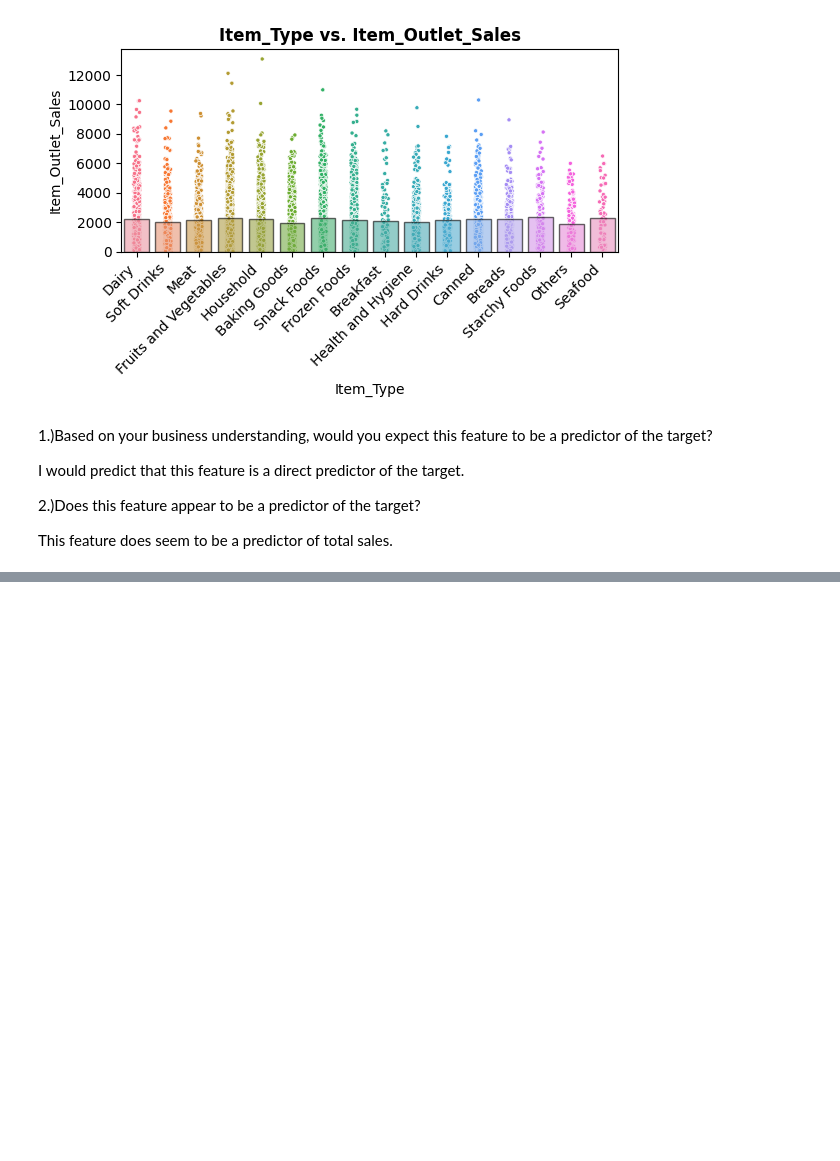
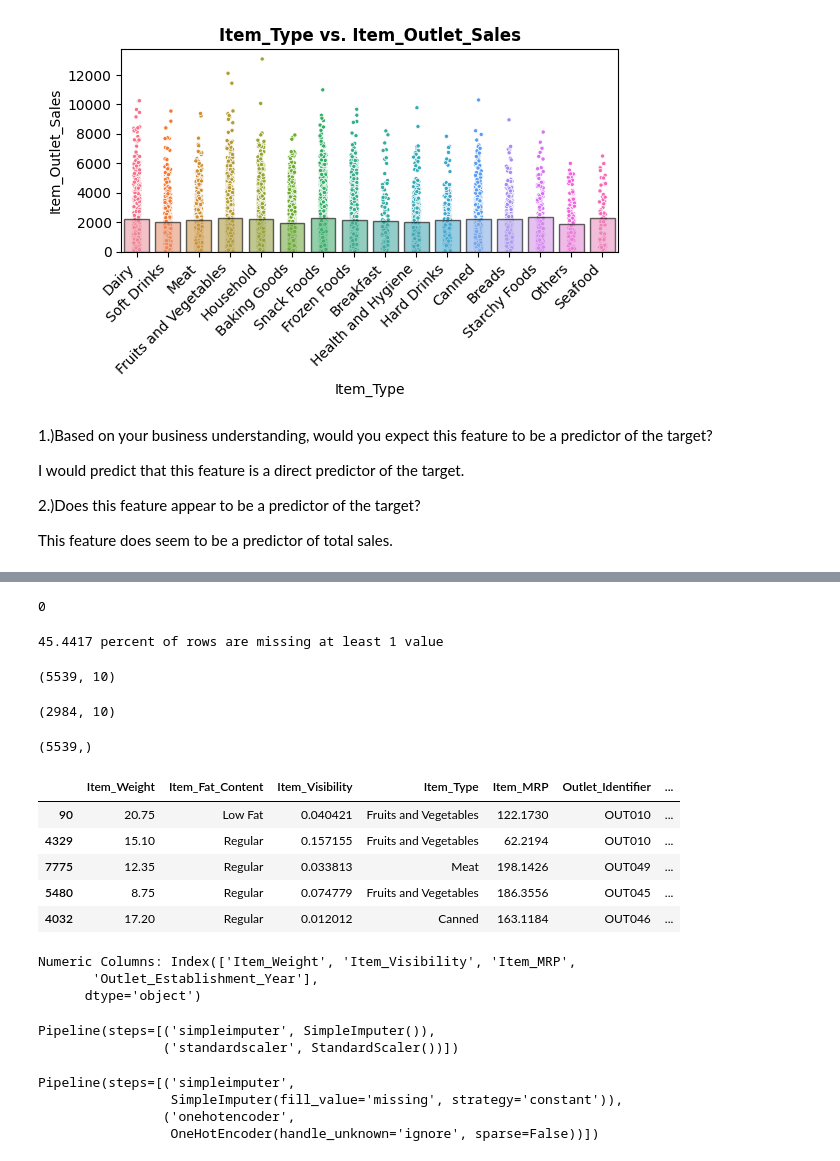
Before and after one commit to Bettylu0608/Prediction-of-Product-Sales, a Jupyter notebook: Prediction_of_Product_Sales_.ipynb, the cells around one changed output, grey strips where cells are left out. Cells and saved outputs as stored; diff of their text form; code cells hidden in the pictures; blank space fills up the shorter version.

```diff
--- a/Prediction_of_Product_Sales_.ipynb
+++ b/Prediction_of_Product_Sales_.ipynb
@@ -513,0 +640,57 @@ I would predict that this feature is a direct predictor of the target.
+# %%
+eda_ml['Item_Outlet_Sales'].isna().sum()
+# %% [output]
+0
+# %%
+eda_ml.dropna(subset=['Item_Outlet_Sales'], inplace=True)
+# %%
+percent_missing = (1 - eda_ml.dropna().shape[0] / df.shape[0]) * 100
+print(f'{percent_missing:.4f} percent of rows are missing at least 1 value')
+# %% [output]
+45.4417 percent of rows are missing at least 1 value
+# %%
+target = 'Item_Outlet_Sales'
+X = eda_ml.drop(columns=[target]).copy()
+y = eda_ml[target].copy()
+
+X_train, X_test, y_train, y_test = train_test_split(X, y, test_size=.35 , random_state=42)
+# %%
+X_train.shape
+# %% [output]
+(5539, 10)
+# %%
+X_test.shape
+# %% [output]
+(2984, 10)
+# %%
+y_train.shape
+# %% [output]
+(5539,)
+# %%
+X_train.head()
+# %% [output]
+|  | Item_Weight | Item_Fat_Content | Item_Visibility | Item_Type | Item_MRP | Outlet_Identifier | ... |
+| 90 | 20.75 | Low Fat | 0.040421 | Fruits and Vegetables | 122.1730 | OUT010 | ... |
+| 4329 | 15.10 | Regular | 0.157155 | Fruits and Vegetables | 62.2194 | OUT010 | ... |
+| 7775 | 12.35 | Regular | 0.033813 | Meat | 198.1426 | OUT049 | ... |
+| 5480 | 8.75 | Regular | 0.074779 | Fruits and Vegetables | 186.3556 | OUT045 | ... |
+| 4032 | 17.20 | Regular | 0.012012 | Canned | 163.1184 | OUT046 | ... |
+# %%
+# Creating Pipelines
+
+# Numerical
+num_cols = X_train.select_dtypes("number").columns
+
+print("Numeric Columns:", num_cols)
+
+mean_imputer = SimpleImputer(strategy ='mean')
+scaler = StandardScaler()
+
+num_pipeline = make_pipeline(mean_imputer, scaler)
+num_pipeline
+# %% [output]
+Numeric Columns: Index(['Item_Weight', 'Item_Visibility', 'Item_MRP',
+       'Outlet_Establishment_Year'],
+      dtype='object')
+Pipeline(steps=[('simpleimputer', SimpleImputer()),
+                ('standardscaler', StandardScaler())])
@@ -513,0 +731,7 @@ I would predict that this feature is a direct predictor of the target.
+# %%
+nom_pipeline
+# %% [output]
+Pipeline(steps=[('simpleimputer',
+                 SimpleImputer(fill_value='missing', strategy='constant')),
+                ('onehotencoder',
+                 OneHotEncoder(handle_unknown='ignore', sparse=False))])
```
Also changed, not shown: parts of 19 cells of this notebook.
